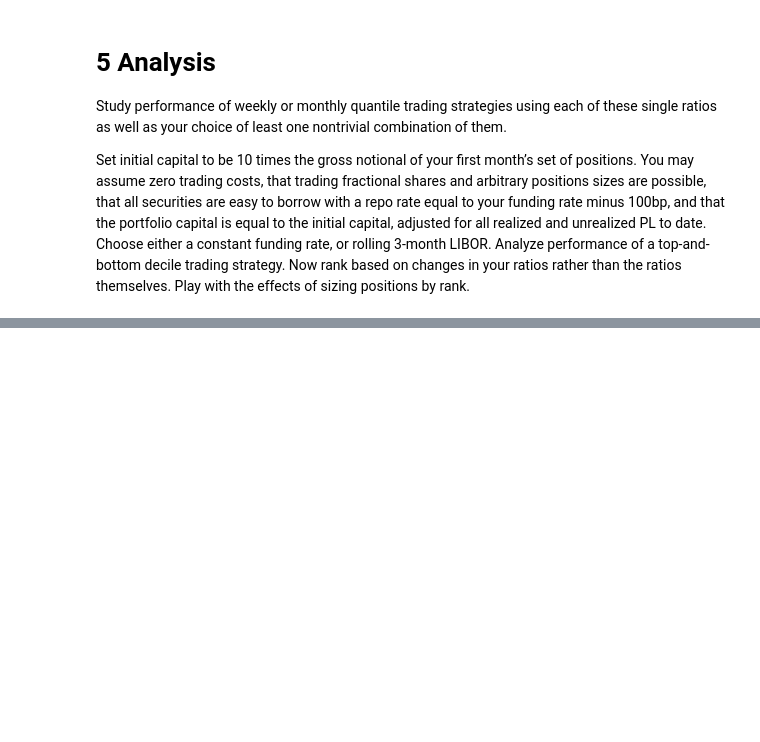
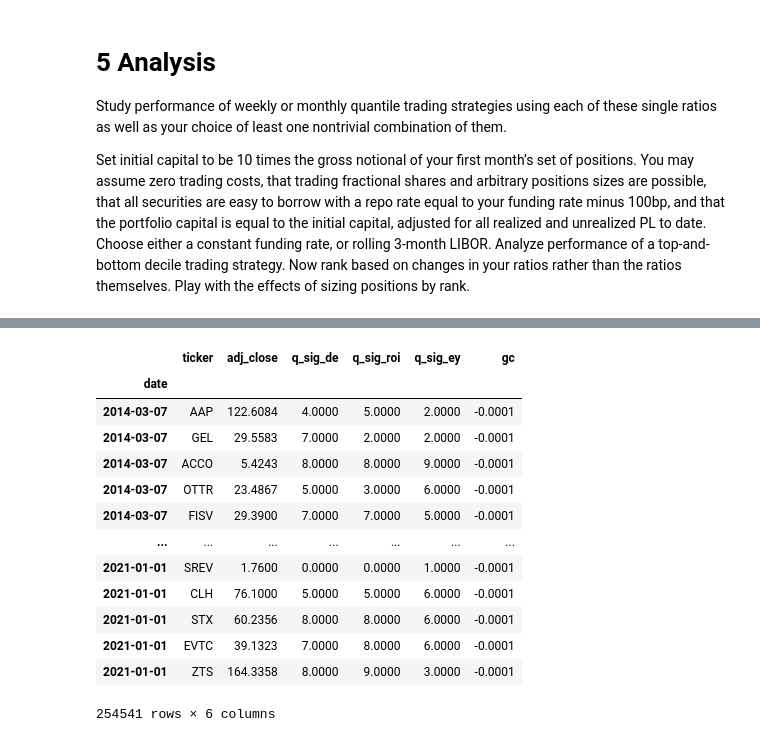
Before and after one commit to philipwlee/regquant, a Jupyter notebook: hw3_ratio_quantiles/hw3_ratio_quantiles_philip_lee_12129240.ipynb, the cells around one changed output, grey strips where cells are left out. Cells and saved outputs as stored; diff of their text form; code cells hidden in the pictures; blank space fills up the shorter version.

```diff
--- a/hw3_ratio_quantiles/hw3_ratio_quantiles_philip_lee_12129240.ipynb
+++ b/hw3_ratio_quantiles/hw3_ratio_quantiles_philip_lee_12129240.ipynb
@@ -332,0 +364,29 @@ Analyze performance of a top-and-bottom decile trading strategy. Now rank based
+# %%
+cols = ["ticker", "date", "debt_mkt_cap", "roi", "earnings_yield"]
+
+center_of_mass = 5
+ewm_ind = eodz[cols].groupby("ticker").ewm(com=center_of_mass).mean()
+
+signal_cols = ["sig_de", "sig_roi", "sig_ey"]
+eodz[signal_cols] = ewm_ind.reset_index(level=0, drop=True).sort_index()
+# %%
+def quantile_assignment(df, field):
+    """Assigns quantiles to each field
+    Fills NaN values as 5 to not interfere with trading logic."""
+    df[f"q_{field}"] = pd.qcut(df[field], 10, labels=False).fillna(5)
+    return df
+
+eodz = eodz.groupby("date").apply(quantile_assignment, field="sig_de")
+eodz = eodz.groupby("date").apply(quantile_assignment, field="sig_roi")
+eodz = eodz.groupby("date").apply(quantile_assignment, field="sig_ey")
+# %%
+eodz_cols = ["date", "ticker", "adj_close", "q_sig_de", "q_sig_roi", "q_sig_ey"]
+
+trading_df = eodz[eodz_cols].copy(deep=True)
+gc_rate = (rates["gc"] / 52).rolling(30).mean().to_frame().reset_index().rename(columns={"Date": "date"})
+trading_df = trading_df.merge(gc_rate, on="date")
+trading_df.set_index("date", inplace=True)
+
+trading_df = trading_df.groupby("ticker").resample("W-Fri", label="right").last()
+trading_df = trading_df.reset_index(level=0, drop=True)
+trading_df.sort_index(inplace=True)
@@ -332,0 +397,17 @@ Analyze performance of a top-and-bottom decile trading strategy. Now rank based
+# %%
+trading_df
+# %% [output]
+|  | ticker | adj_close | q_sig_de | q_sig_roi | q_sig_ey | gc |
+| date |  |  |  |  |  |  |
+| 2014-03-07 | AAP | 122.6084 | 4.0000 | 5.0000 | 2.0000 | -0.0001 |
+| 2014-03-07 | GEL | 29.5583 | 7.0000 | 2.0000 | 2.0000 | -0.0001 |
+| 2014-03-07 | ACCO | 5.4243 | 8.0000 | 8.0000 | 9.0000 | -0.0001 |
+| 2014-03-07 | OTTR | 23.4867 | 5.0000 | 3.0000 | 6.0000 | -0.0001 |
+| 2014-03-07 | FISV | 29.3900 | 7.0000 | 7.0000 | 5.0000 | -0.0001 |
+| ... | ... | ... | ... | ... | ... | ... |
+| 2021-01-01 | SREV | 1.7600 | 0.0000 | 0.0000 | 1.0000 | -0.0001 |
+| 2021-01-01 | CLH | 76.1000 | 5.0000 | 5.0000 | 6.0000 | -0.0001 |
+| 2021-01-01 | STX | 60.2356 | 8.0000 | 8.0000 | 6.0000 | -0.0001 |
+| 2021-01-01 | EVTC | 39.1323 | 7.0000 | 8.0000 | 6.0000 | -0.0001 |
+| 2021-01-01 | ZTS | 164.3358 | 8.0000 | 9.0000 | 3.0000 | -0.0001 |
+254541 rows × 6 columns
```
Also changed, not shown: parts of 12 cells of this notebook.
